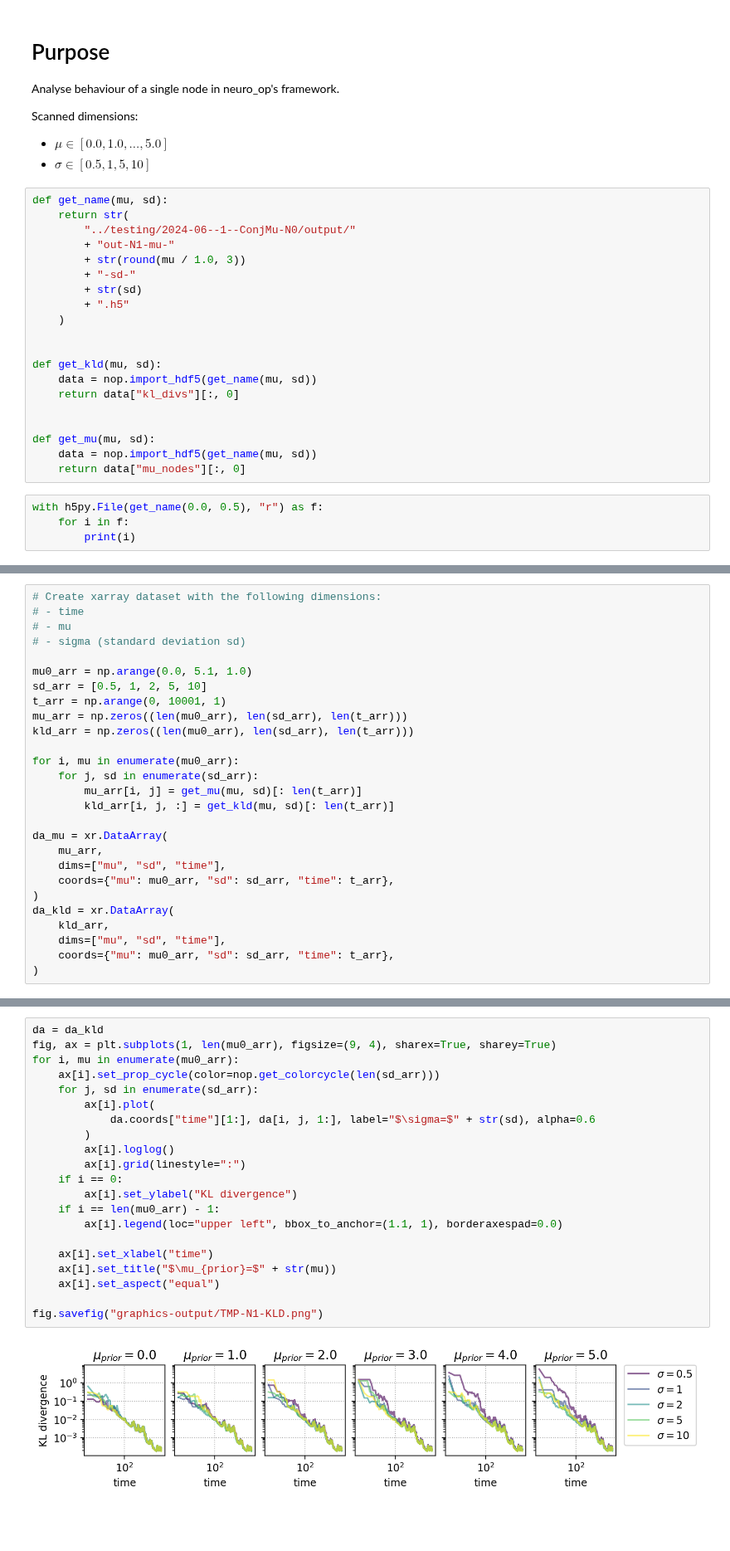
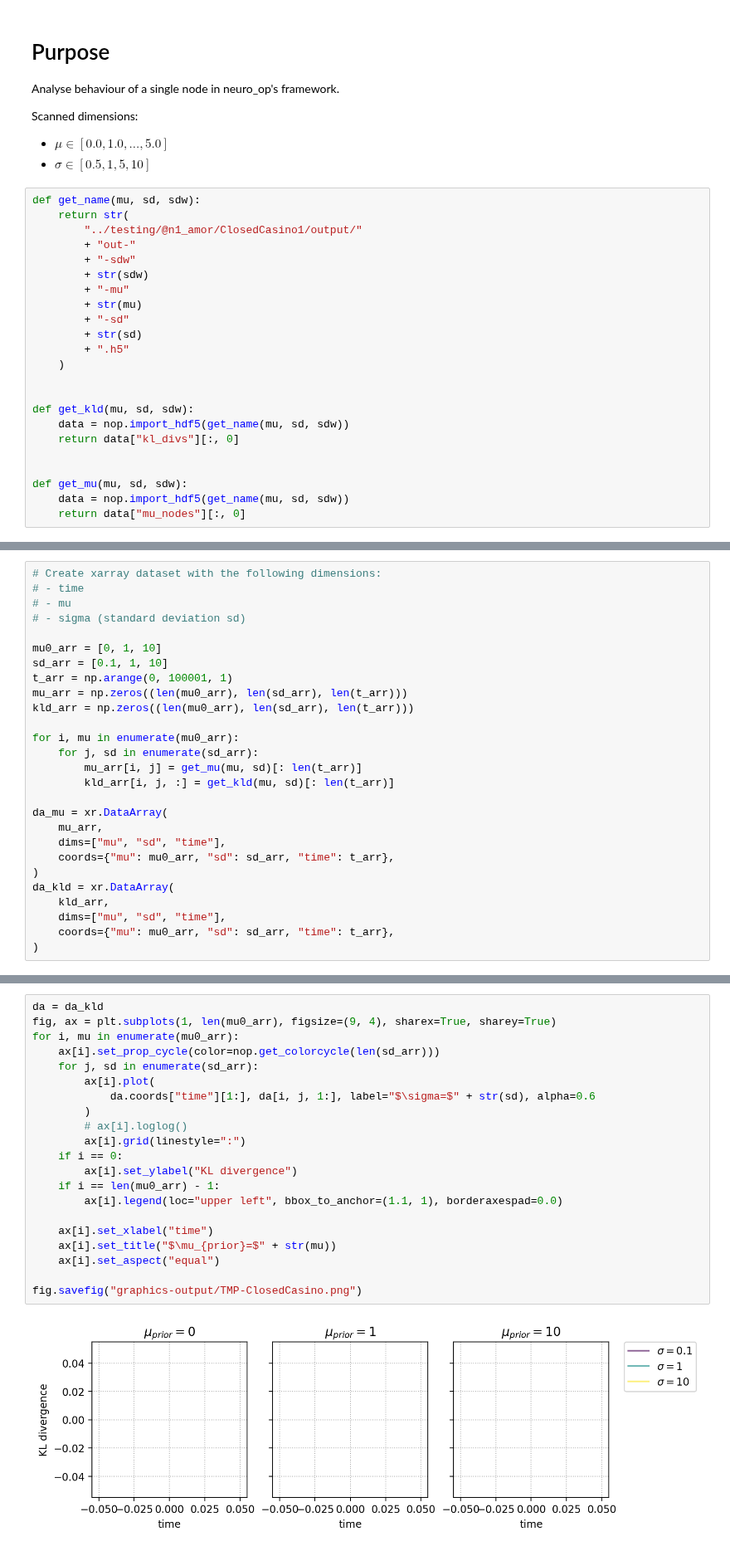
Before and after one commit to Priesemann-Group/neuro_op, a Jupyter notebook: notebooks/Analysis-N1-ClosedCasino.ipynb, the cells around one changed output, grey strips where cells are left out. Shown at 83% size. Drawn from its saved outputs; the diff is of its cells as text; blank space fills up the shorter version.

```diff
--- a/notebooks/Analysis-N1-ClosedCasino.ipynb
+++ b/notebooks/Analysis-N1-ClosedCasino.ipynb
@@ -17,26 +17,25 @@ Scanned dimensions:
 - $\mu\in [0.0,1.0,...,5.0]$
 - $\sigma\in [0.5,1,5,10]$
 # %%
-def get_name(mu, sd):
+def get_name(mu, sd, sdw):
     return str(
-        "../testing/2024-06--1--ConjMu-N0/output/"
-        + "out-N1-mu-"
-        + str(round(mu / 1.0, 3))
-        + "-sd-"
+        "../testing/@n1_amor/ClosedCasino1/output/"
+        + "out-"
+        + "-sdw"
+        + str(sdw)
+        + "-mu"
+        + str(mu)
+        + "-sd"
         + str(sd)
         + ".h5"
     )
 
 
-def get_kld(mu, sd):
-    data = nop.import_hdf5(get_name(mu, sd))
+def get_kld(mu, sd, sdw):
+    data = nop.import_hdf5(get_name(mu, sd, sdw))
     return data["kl_divs"][:, 0]
 
 
-def get_mu(mu, sd):
-    data = nop.import_hdf5(get_name(mu, sd))
+def get_mu(mu, sd, sdw):
+    data = nop.import_hdf5(get_name(mu, sd, sdw))
     return data["mu_nodes"][:, 0]
-# %%
-with h5py.File(get_name(0.0, 0.5), "r") as f:
-    for i in f:
-        print(i)
@@ -56,9 +51,9 @@ t_start
 # - mu
 # - sigma (standard deviation sd)
 
-mu0_arr = np.arange(0.0, 5.1, 1.0)
-sd_arr = [0.5, 1, 2, 5, 10]
-t_arr = np.arange(0, 10001, 1)
+mu0_arr = [0, 1, 10]
+sd_arr = [0.1, 1, 10]
+t_arr = np.arange(0, 100001, 1)
 mu_arr = np.zeros((len(mu0_arr), len(sd_arr), len(t_arr)))
 kld_arr = np.zeros((len(mu0_arr), len(sd_arr), len(t_arr)))
 
@@ -80,24 +77,24 @@ da_kld = xr.DataArray(
 # %%
 da = da_kld
 fig, ax = plt.subplots(1, len(mu0_arr), figsize=(9, 4), sharex=True, sharey=True)
 for i, mu in enumerate(mu0_arr):
     ax[i].set_prop_cycle(color=nop.get_colorcycle(len(sd_arr)))
     for j, sd in enumerate(sd_arr):
         ax[i].plot(
             da.coords["time"][1:], da[i, j, 1:], label="$\sigma=$" + str(sd), alpha=0.6
         )
-        ax[i].loglog()
+        # ax[i].loglog()
         ax[i].grid(linestyle=":")
     if i == 0:
         ax[i].set_ylabel("KL divergence")
     if i == len(mu0_arr) - 1:
         ax[i].legend(loc="upper left", bbox_to_anchor=(1.1, 1), borderaxespad=0.0)
 
     ax[i].set_xlabel("time")
     ax[i].set_title("$\mu_{prior}=$" + str(mu))
     ax[i].set_aspect("equal")
 
-fig.savefig("graphics-output/TMP-N1-KLD.png")
+fig.savefig("graphics-output/TMP-ClosedCasino.png")
 # %% [output]
-[figure, old version]
+[figure, new version]
 # %%
```
Also changed, not shown: parts of 4 cells of this notebook, 2 other files.
